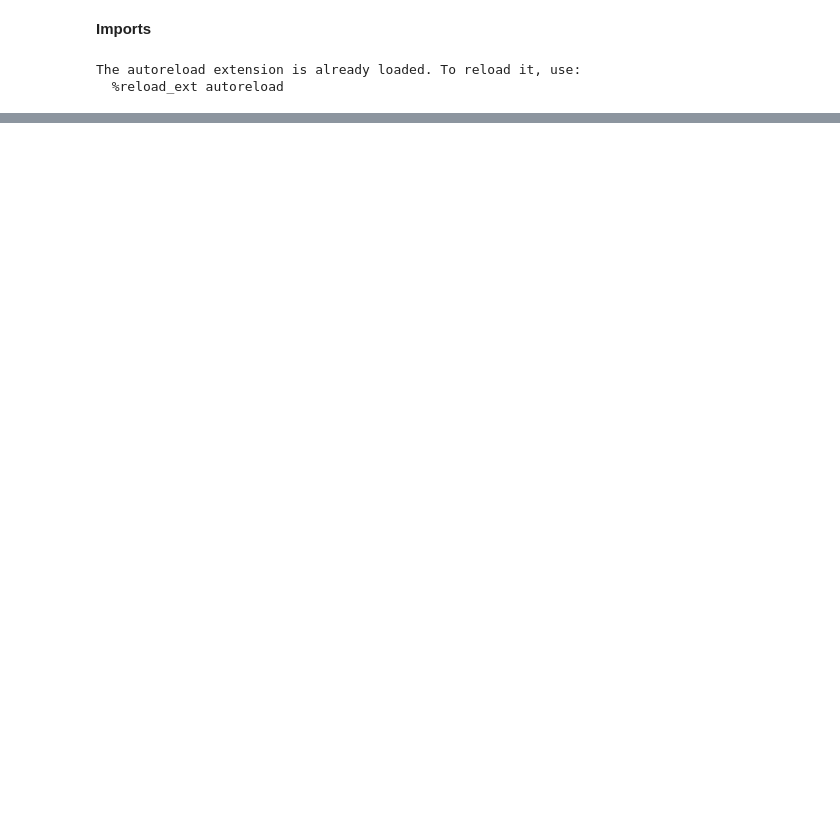
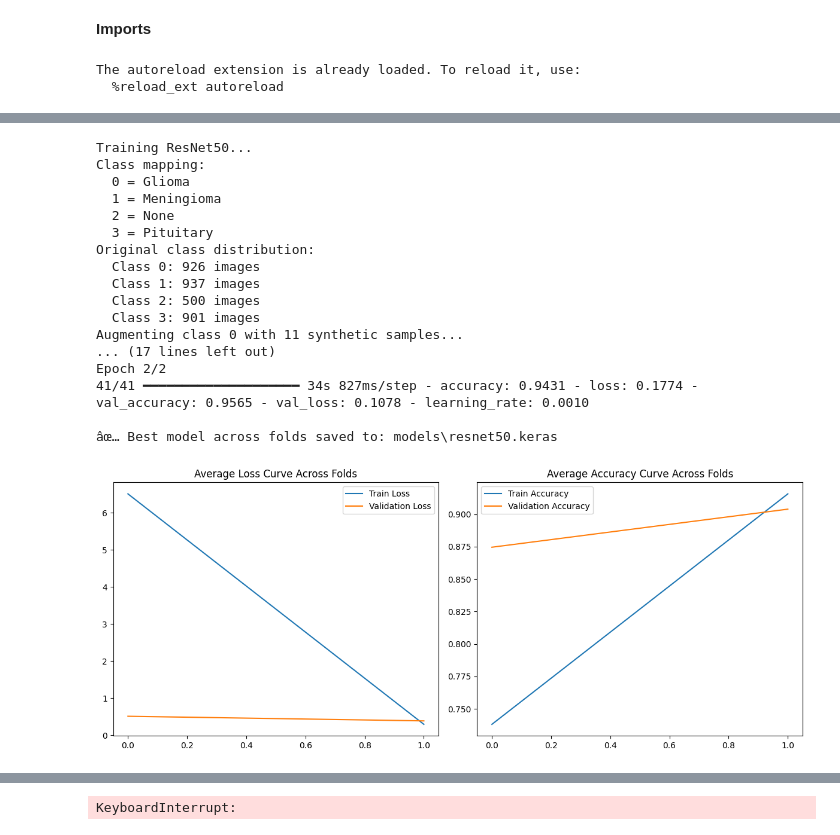
Before and after one commit to CrooBrys/NeuroScanAI, a Jupyter notebook: training/brain_tumor_classification.ipynb, the cells around one changed output, grey strips where cells are left out. Drawn from its saved outputs; the diff is of its cells as text; code cells hidden in the pictures; blank space fills up the shorter version.

```diff
--- a/training/brain_tumor_classification.ipynb
+++ b/training/brain_tumor_classification.ipynb
@@ -40,0 +56,23 @@ KeyboardInterrupt:
+# %%
+for model_name, data in trained_models.items():
+    print(f"\n📊 Evaluating model: {model_name}")
+    evaluate_model(data["model"], data["X_test"], data["y_test"], data["class_names"])
+# %% [output]
+Training ResNet50...
+Class mapping:
+  0 = Glioma
+  1 = Meningioma
+  2 = None
+  3 = Pituitary
+Original class distribution:
+  Class 0: 926 images
+  Class 1: 937 images
+  Class 2: 500 images
+  Class 3: 901 images
+Augmenting class 0 with 11 synthetic samples...
+... (17 lines left out)
+Epoch 2/2
+41/41 ━━━━━━━━━━━━━━━━━━━━ 34s 827ms/step - accuracy: 0.9431 - loss: 0.1774 - val_accuracy: 0.9565 - val_loss: 0.1078 - learning_rate: 0.0010
+
+âœ… Best model across folds saved to: models\resnet50.keras
+[figure, added]
@@ -40,0 +80 @@ KeyboardInterrupt:
+KeyboardInterrupt:
```
Also changed, not shown: parts of 7 cells of this notebook, 6 other files.
